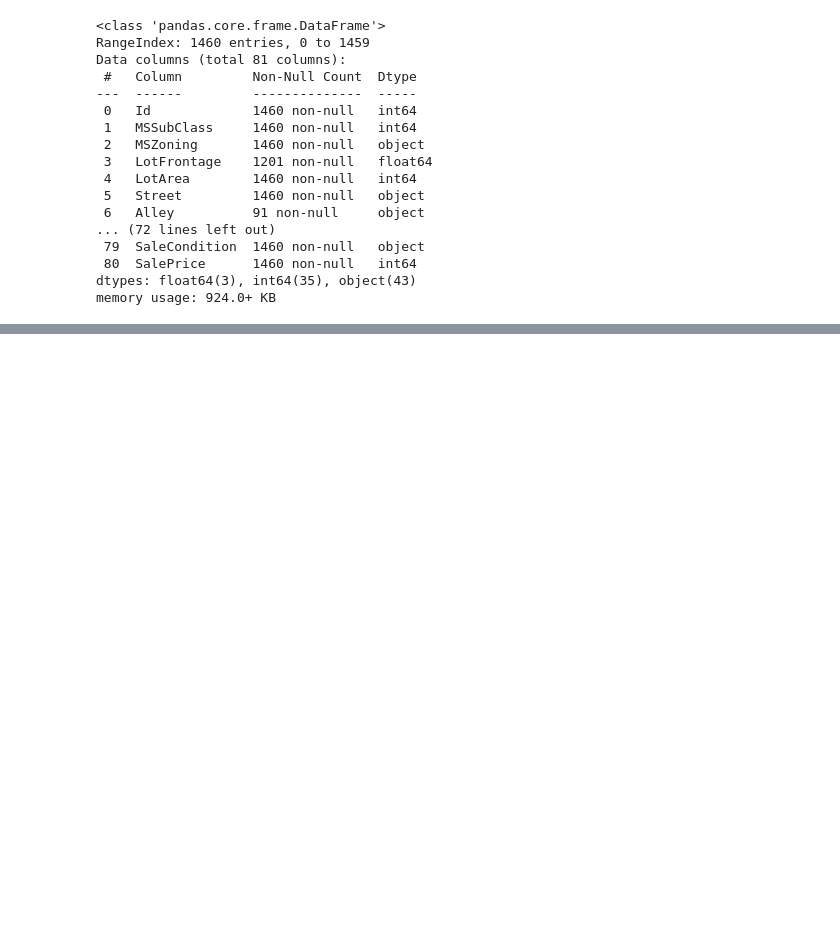
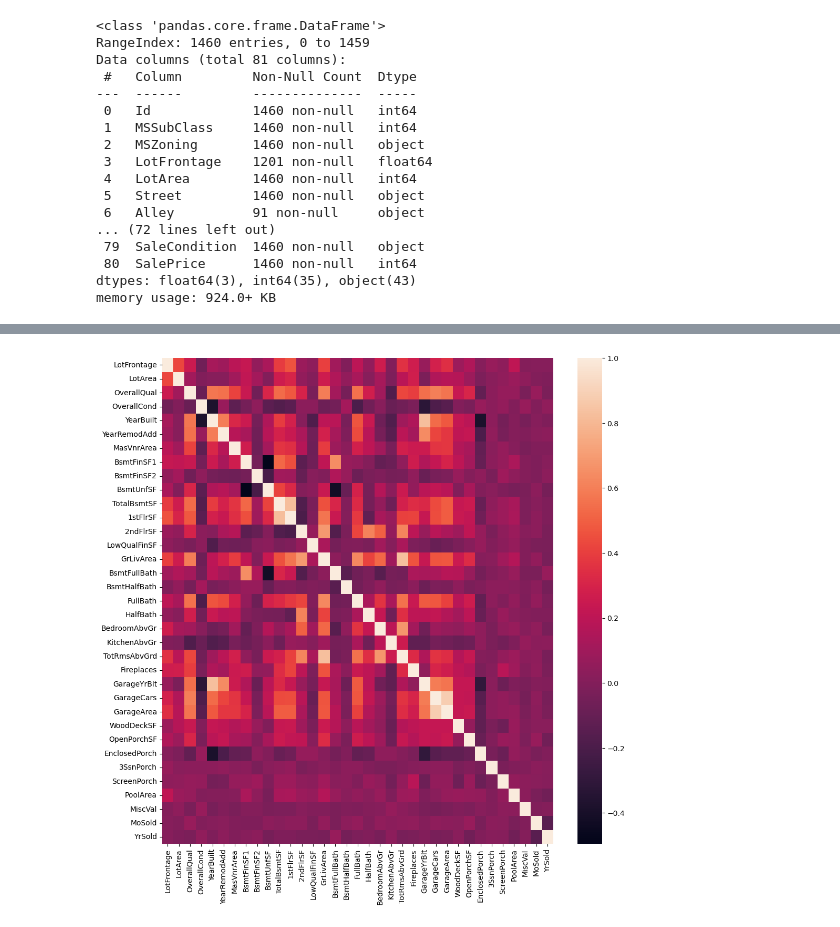
Before and after one commit to chloeeliu/DataSciencePortfolio, a Jupyter notebook: answer.ipynb, the cells around one changed output, grey strips where cells are left out. Saved outputs shown, nothing was run; the diff lists cells and outputs as text; code cells hidden in the pictures; blank space fills up the shorter version.

```diff
--- a/answer.ipynb
+++ b/answer.ipynb
@@ -170,0 +533,8 @@ memory usage: 924.0+ KB
+# %%
+#numerical  corr
+corrmat = df[num_list].corr()
+plt.subplots(figsize = (12,12))
+sns.heatmap(corrmat)
+plt.show()
+# %% [output]
+[figure, added]
```
Also changed, not shown: parts of 36 cells of this notebook, 1 other file.
